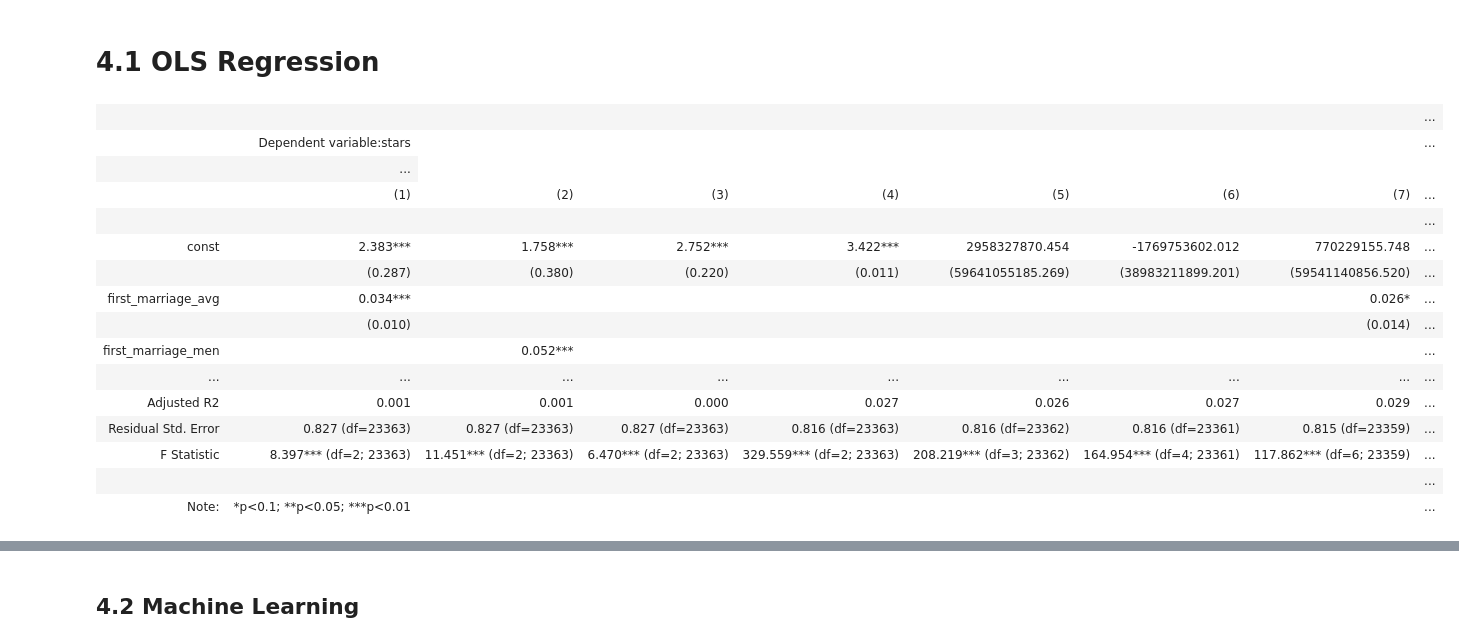
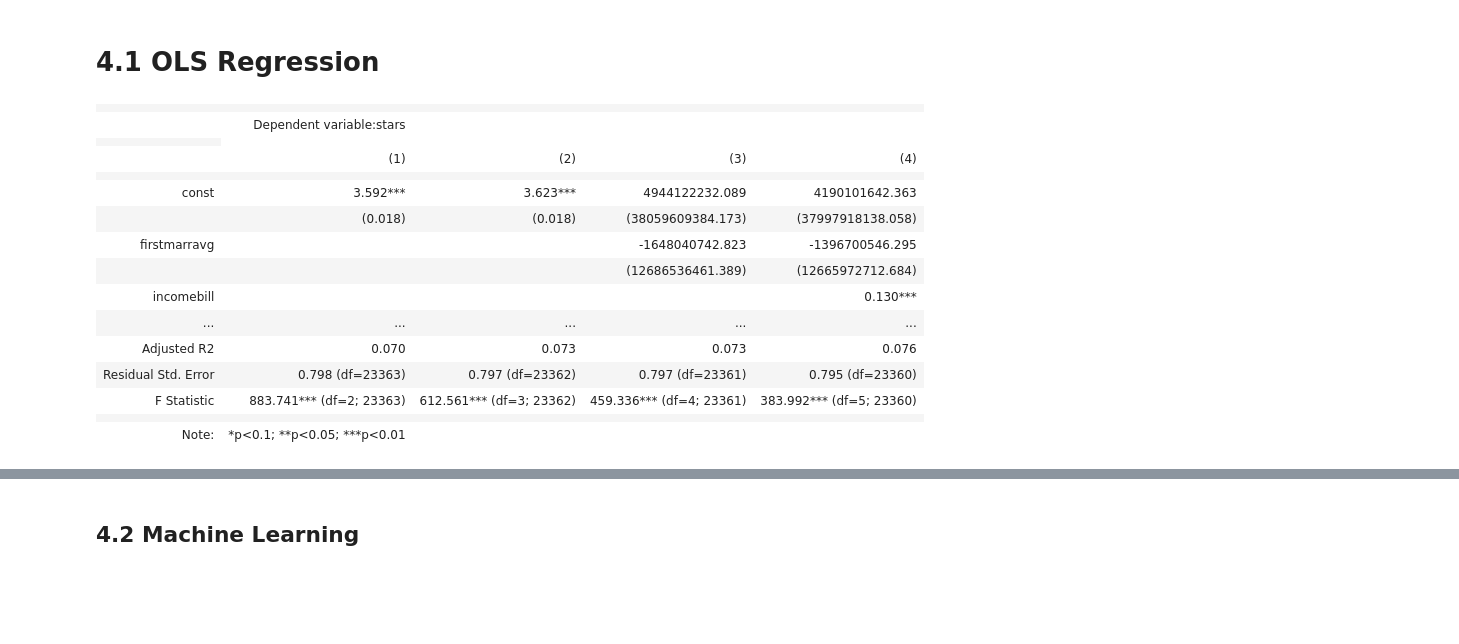
Before and after one commit to vvickychan/yelp-code, a Jupyter notebook: yelp.ipynb, the cells around one changed output, grey strips where cells are left out. Drawn from its saved outputs; the diff is of its cells as text; code cells hidden in the pictures; blank space fills up the shorter version.

Commit message:
Regression
Tweaking regression table, regression tree created

```diff
--- a/yelp.ipynb
+++ b/yelp.ipynb
@@ -491,5 +461,6 @@ us_states_1 = pd.merge(us_num_summary_statistic, us_state_summary_statistic, on
 us_states = pd.merge(us_states_1, state_reviews, on ='state')
 us_states = us_states.drop(columns=['total_restaurants_y', 'sum_stars'], axis=1)
 us_states.rename(columns = {'total_restaurants_x':'total_restaurants'}, inplace = True)
+us_states = us_states.loc[:, ['state', 'average_stars', 'total_restaurants', 'review_total']]
 us_states.sort_values(by='average_stars')
 # %% [output]
@@ -1314,66 +1324,40 @@ df_us_restaurants.head()
 from statsmodels.iolib.summary2 import summary_col
 info_dict={'R-squared' : lambda x: f"{x.rsquared:.2f}",
            'No. observations' : lambda x: f"{int(x.nobs):d}"}
-# %%
-df_us_restaurants['const'] = 1
-
-# Create lists of variables to be used in each regression
-X1 = ['const', 'income_bill', 'first_marriage_avg']
-X2 = ['const', 'income_bill', 'first_marriage_men']
-X3 = ['const', 'income_bill', 'first_marriage_women']
-X4 = ['const', 'total_rstrns', 'total_reviews']
-X5 = ['const', 'total_rstrns', 'total_reviews', 'state_avg_stars']
-X6 = ['const', 'total_rstrns', 'total_reviews', 'state_avg_stars', 'percentage']
-X7 = ['const', 'income_bill', 'first_marriage_avg', 'total_rstrns', 'total_reviews', 'state_avg_stars', 'percentage']
-
-
-# Estimate an OLS regression for each set of variables
-reg1 = sm.OLS(df_us_restaurants['stars'], df_us_restaurants[X1], missing='drop').fit()
-reg2 = sm.OLS(df_us_restaurants['stars'], df_us_restaurants[X2], missing='drop').fit()
-reg3 = sm.OLS(df_us_restaurants['stars'], df_us_restaurants[X3], missing='drop').fit()
-reg4 = sm.OLS(df_us_restaurants['stars'], df_us_restaurants[X4].astype(int), missing='drop').fit()
-reg5 = sm.OLS(df_us_restaurants['stars'], df_us_restaurants[X5].astype(int), missing='drop').fit()
-reg6 = sm.OLS(df_us_restaurants['stars'], df_us_restaurants[X6].astype(int), missing='drop').fit()
-reg7 = sm.OLS(df_us_restaurants['stars'], df_us_restaurants[X7].astype(int), missing='drop').fit()
 # %%
-results_table = summary_col(results=[reg1,reg2,reg3, reg4, reg5, reg6],
+results_table = summary_col(results=[reg1,reg2,reg3, reg4],
                             float_format='%0.4f',
                             stars = True,
                             model_names=['Model 1',
+                                         'Model 2',
                                          'Model 3',
-                                         'Model 4',
-                                         'Model 5',
-                                         'Model 6',
-                                         'Model 7'],
+                                         'Model 4'],
                             info_dict=info_dict,
                             regressor_order=['const',
-                                             'income_bill',
-                                             'total_rstrns',
-                                             'total_reviews',
-                                             'state_avg_stars',
-                                             'first_marriage_avg',
-                                             'first_marriage_men',
-                                             'first_marriage_women'
-                                             'percentage'
+                                             'totalrstrns',
+                                             'totalreviews',
+                                             'percentage',
+                                             'firstmarravg',
+                                             'incomebill'
                                              ])
-stargazer = Stargazer([reg1, reg2, reg3, reg4, reg5, reg6, reg7])
+stargazer = Stargazer([reg1, reg2, reg3, reg4])
 
 HTML(stargazer.render_html())
 # %% [output]
-|  |  |  |  |  |  |  |  | ... |
-|  | Dependent variable:stars |  |  |  |  |  |  | ... |
-|  | ... |
-|  | (1) | (2) | (3) | (4) | (5) | (6) | (7) | ... |
-|  |  |  |  |  |  |  |  | ... |
-| const | 2.383*** | 1.758*** | 2.752*** | 3.422*** | 2958327870.454 | -1769753602.012 | 770229155.748 | ... |
-|  | (0.287) | (0.380) | (0.220) | (0.011) | (59641055185.269) | (38983211899.201) | (59541140856.520) | ... |
-| first_marriage_avg | 0.034*** |  |  |  |  |  | 0.026* | ... |
-|  | (0.010) |  |  |  |  |  | (0.014) | ... |
-| first_marriage_men |  | 0.052*** |  |  |  |  |  | ... |
-| ... | ... | ... | ... | ... | ... | ... | ... | ... |
-| Adjusted R2 | 0.001 | 0.001 | 0.000 | 0.027 | 0.026 | 0.027 | 0.029 | ... |
-| Residual Std. Error | 0.827 (df=23363) | 0.827 (df=23363) | 0.827 (df=23363) | 0.816 (df=23363) | 0.816 (df=23362) | 0.816 (df=23361) | 0.815 (df=23359) | ... |
-| F Statistic | 8.397*** (df=2; 23363) | 11.451*** (df=2; 23363) | 6.470*** (df=2; 23363) | 329.559*** (df=2; 23363) | 208.219*** (df=3; 23362) | 164.954*** (df=4; 23361) | 117.862*** (df=6; 23359) | ... |
-|  |  |  |  |  |  |  |  | ... |
-| Note: | *p<0.1; **p<0.05; ***p<0.01 |  |  |  |  |  |  | ... |
+|  |  |  |  |  |
+|  | Dependent variable:stars |  |  |  |
+|  |
+|  | (1) | (2) | (3) | (4) |
+|  |  |  |  |  |
+| const | 3.592*** | 3.623*** | 4944122232.089 | 4190101642.363 |
+|  | (0.018) | (0.018) | (38059609384.173) | (37997918138.058) |
+| firstmarravg |  |  | -1648040742.823 | -1396700546.295 |
+|  |  |  | (12686536461.389) | (12665972712.684) |
+| incomebill |  |  |  | 0.130*** |
+| ... | ... | ... | ... | ... |
+| Adjusted R2 | 0.070 | 0.073 | 0.073 | 0.076 |
+| Residual Std. Error | 0.798 (df=23363) | 0.797 (df=23362) | 0.797 (df=23361) | 0.795 (df=23360) |
+| F Statistic | 883.741*** (df=2; 23363) | 612.561*** (df=3; 23362) | 459.336*** (df=4; 23361) | 383.992*** (df=5; 23360) |
+|  |  |  |  |  |
+| Note: | *p<0.1; **p<0.05; ***p<0.01 |  |  |  |
 # %% [markdown]
```
Also changed, not shown: parts of 41 cells of this notebook, 1 other file.
